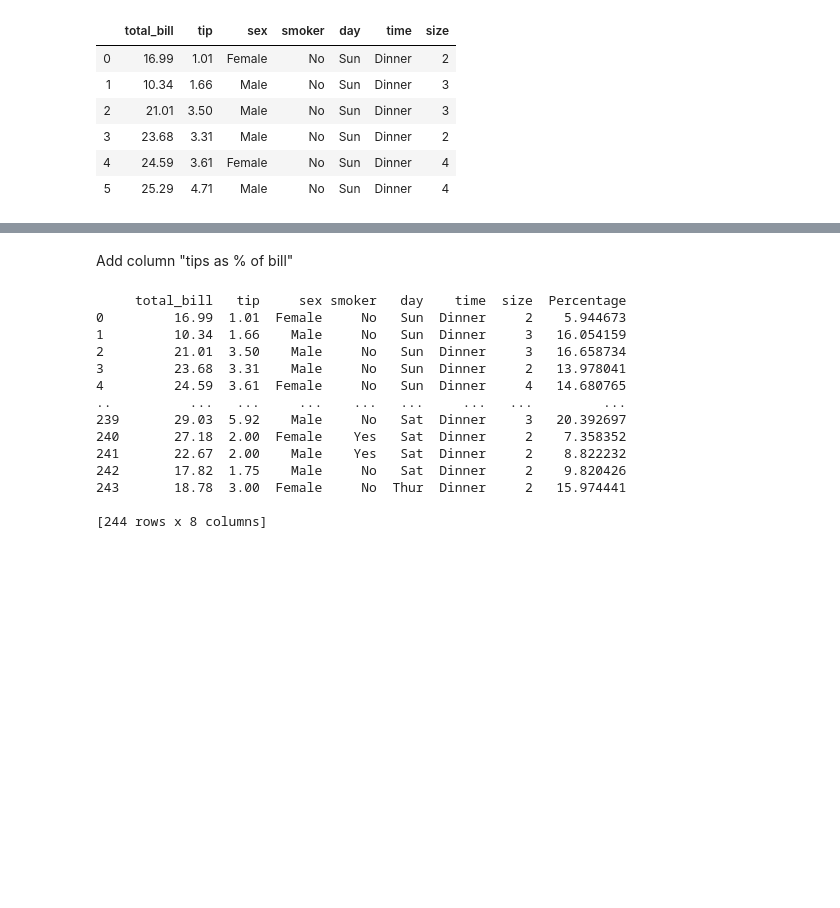
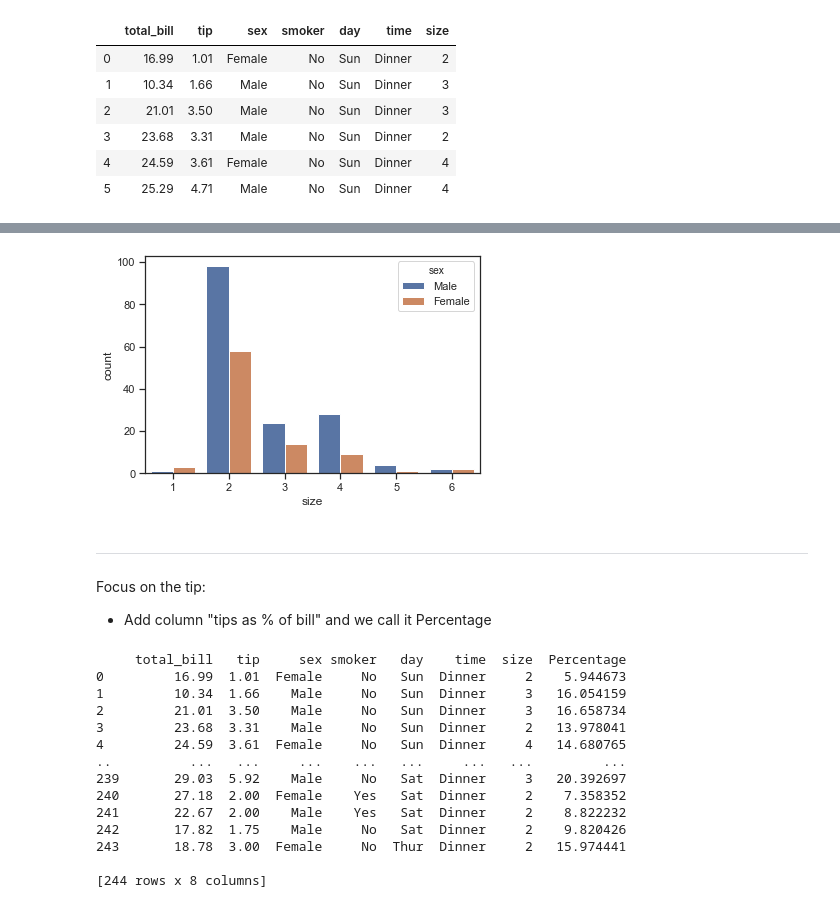
Before and after one commit to kmieluu/Collatz, a Jupyter notebook: Fundamentals of Data Analysis.ipynb, the cells around one changed output, grey strips where cells are left out. Drawn from its saved outputs; the diff is of its cells as text; code cells hidden in the pictures; blank space fills up the shorter version.

```diff
--- a/Fundamentals of Data Analysis.ipynb
+++ b/Fundamentals of Data Analysis.ipynb
@@ -53,5 +65,11 @@ import seaborn as sns
+# %%
+ax = sns.countplot(x="size", hue = 'sex', data=tips)
+# %% [output]
+[figure, added]
 # %% [markdown]
-Add column "tips as % of bill"
+-------------------
+Focus on the tip:
+* Add column "tips as % of bill" and we call it Percentage
 # %%
 tips['Percentage'] =  (tips['tip'] / tips['total_bill'] ) * 100
 tips.sort_values
```
Also changed, not shown: parts of 15 cells of this notebook, 1 other file.
